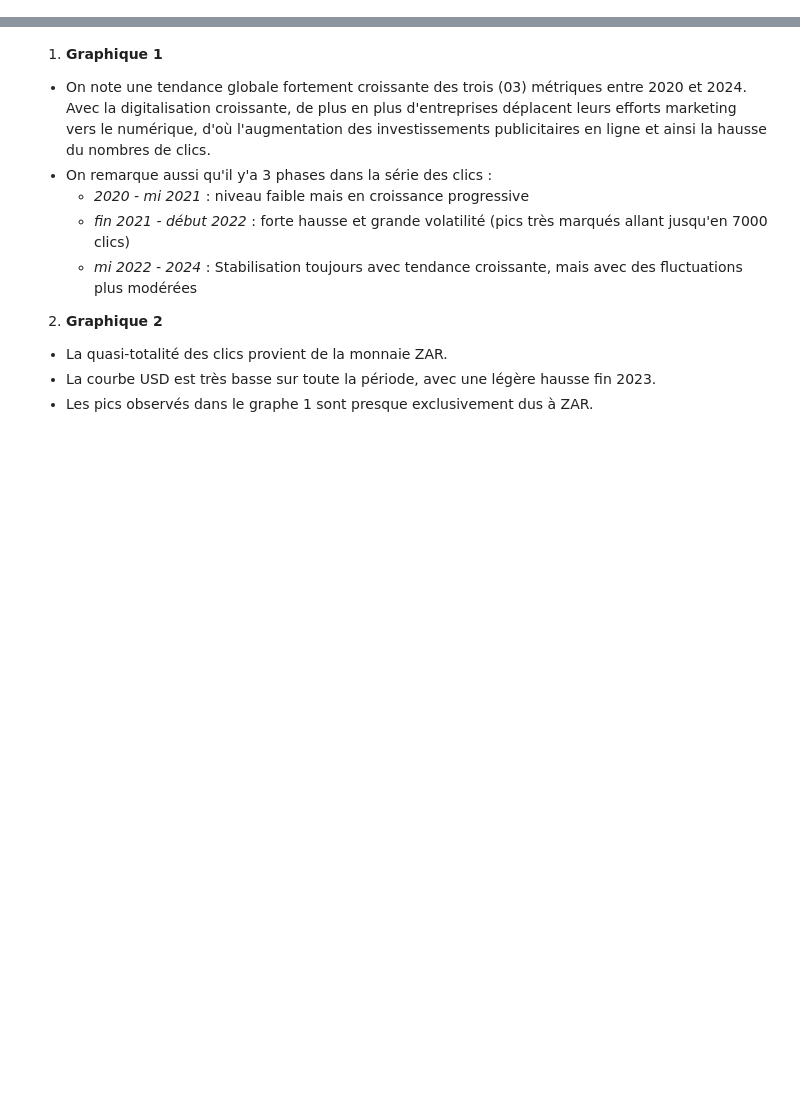
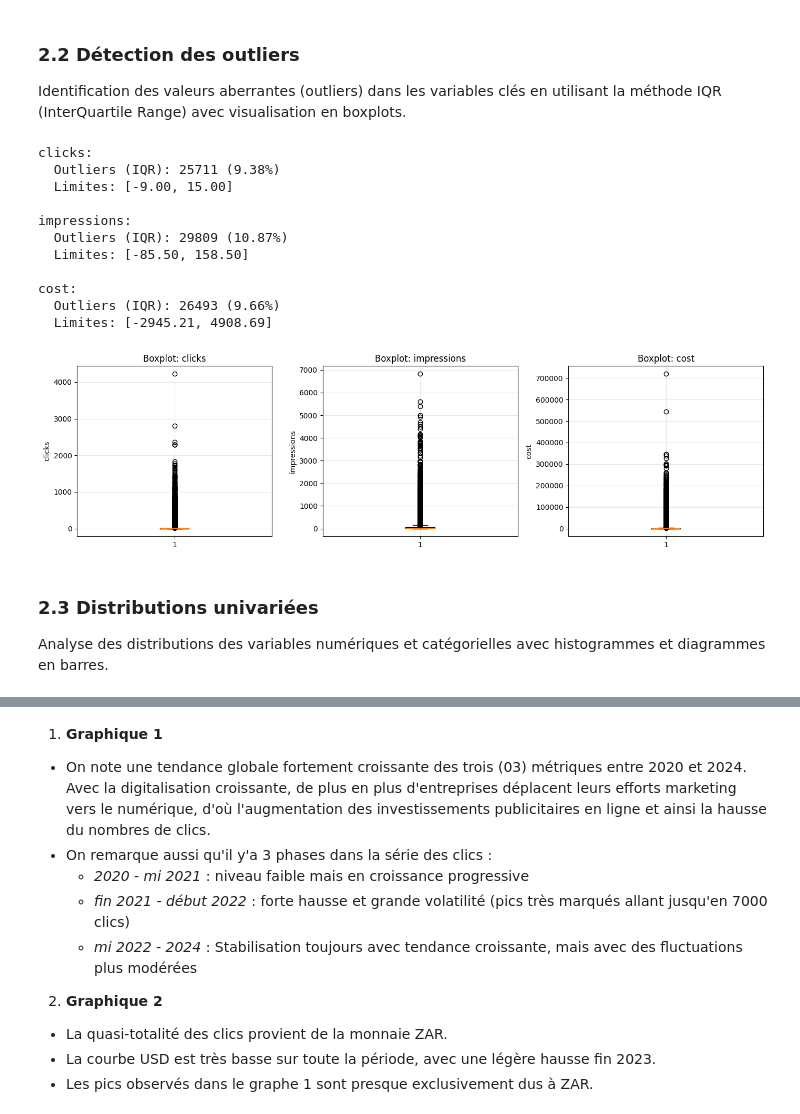
Before and after one commit to JOREL531/projet_deep_learning, a Jupyter notebook: src/notebook.ipynb, the cells around one changed output, grey strips where cells are left out. Cells and saved outputs as stored; diff of their text form; code cells hidden in the pictures; blank space fills up the shorter version.

```diff
--- a/src/notebook.ipynb
+++ b/src/notebook.ipynb
@@ -69,0 +197,55 @@ Index(['impressions', 'clicks', 'cost', 'ad_type', 'currency', 'ID', 'date',
+# %% [markdown]
+### 2.2 Détection des outliers
+
+Identification des valeurs aberrantes (outliers) dans les variables clés en utilisant la méthode IQR (InterQuartile Range) avec visualisation en boxplots.
+# %%
+# Détection des outliers (clics, impressions, coûts)
+
+numeric_cols = ['clicks', 'impressions', 'cost']
+outliers_info = {}
+
+for col in numeric_cols:
+    Q1 = df_train[col].quantile(0.25)
+    Q3 = df_train[col].quantile(0.75)
+    IQR = Q3 - Q1
+    lower_bound = Q1 - 1.5 * IQR
+    upper_bound = Q3 + 1.5 * IQR
+
+    n_outliers = ((df_train[col] < lower_bound) | (df_train[col] > upper_bound)).sum()
+    outliers_info[col] = {
+        'n_outliers': n_outliers,
+        'pct_outliers': (n_outliers / len(df_train) * 100),
+        'lower_bound': lower_bound,
+        'upper_bound': upper_bound
+    }
+
+    print(f"\n{col}:")
+    print(f"  Outliers (IQR): {n_outliers} ({outliers_info[col]['pct_outliers']:.2f}%)")
+    print(f"  Limites: [{lower_bound:.2f}, {upper_bound:.2f}]")
+
+# Boxplots pour visualiser les outliers
+fig, axes = plt.subplots(1, 3, figsize=(14, 4))
+for i, col in enumerate(numeric_cols):
+    axes[i].boxplot(df_train[col].dropna())
+    axes[i].set_ylabel(col)
+    axes[i].set_title(f"Boxplot: {col}")
+    axes[i].grid(True, alpha=0.3)
+plt.tight_layout()
+plt.show()
+# %% [output]
+clicks:
+  Outliers (IQR): 25711 (9.38%)
+  Limites: [-9.00, 15.00]
+
+impressions:
+  Outliers (IQR): 29809 (10.87%)
+  Limites: [-85.50, 158.50]
+
+cost:
+  Outliers (IQR): 26493 (9.66%)
+  Limites: [-2945.21, 4908.69]
+[figure, added]
+# %% [markdown]
+### 2.3 Distributions univariées
+
+Analyse des distributions des variables numériques et catégorielles avec histogrammes et diagrammes en barres.
```
Also changed, not shown: parts of 28 cells of this notebook.
